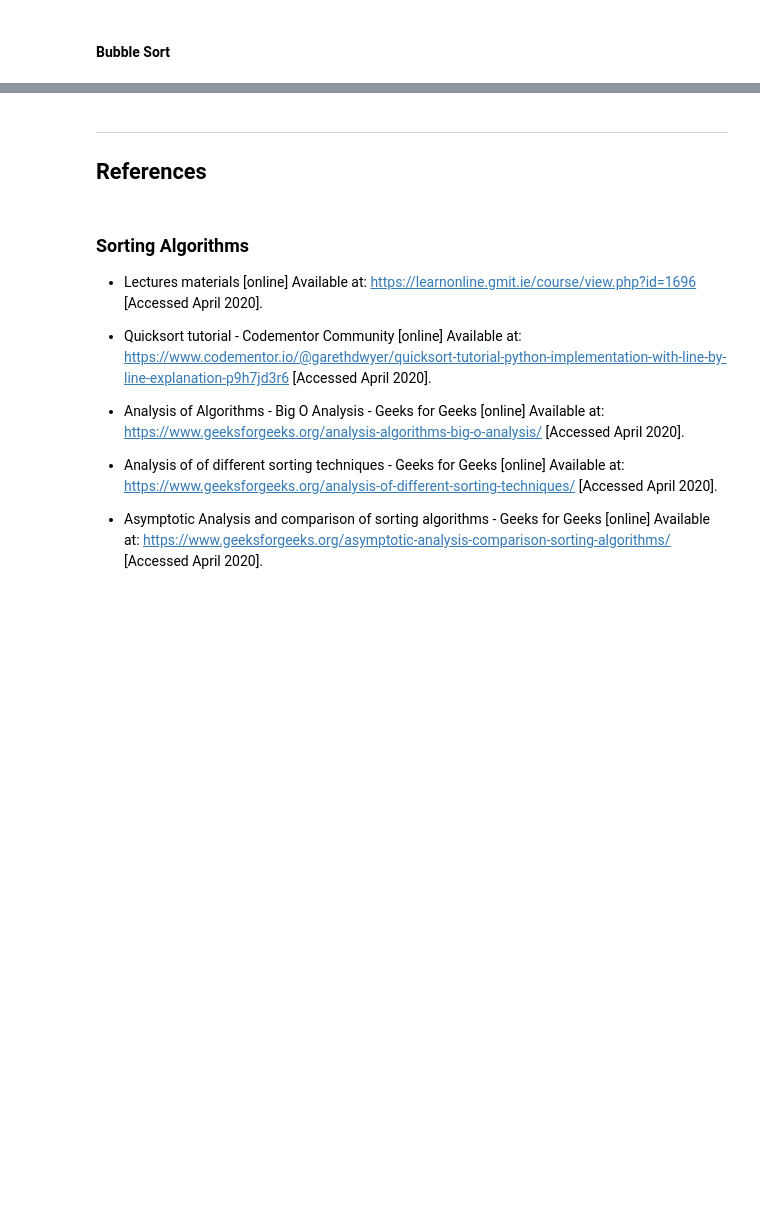
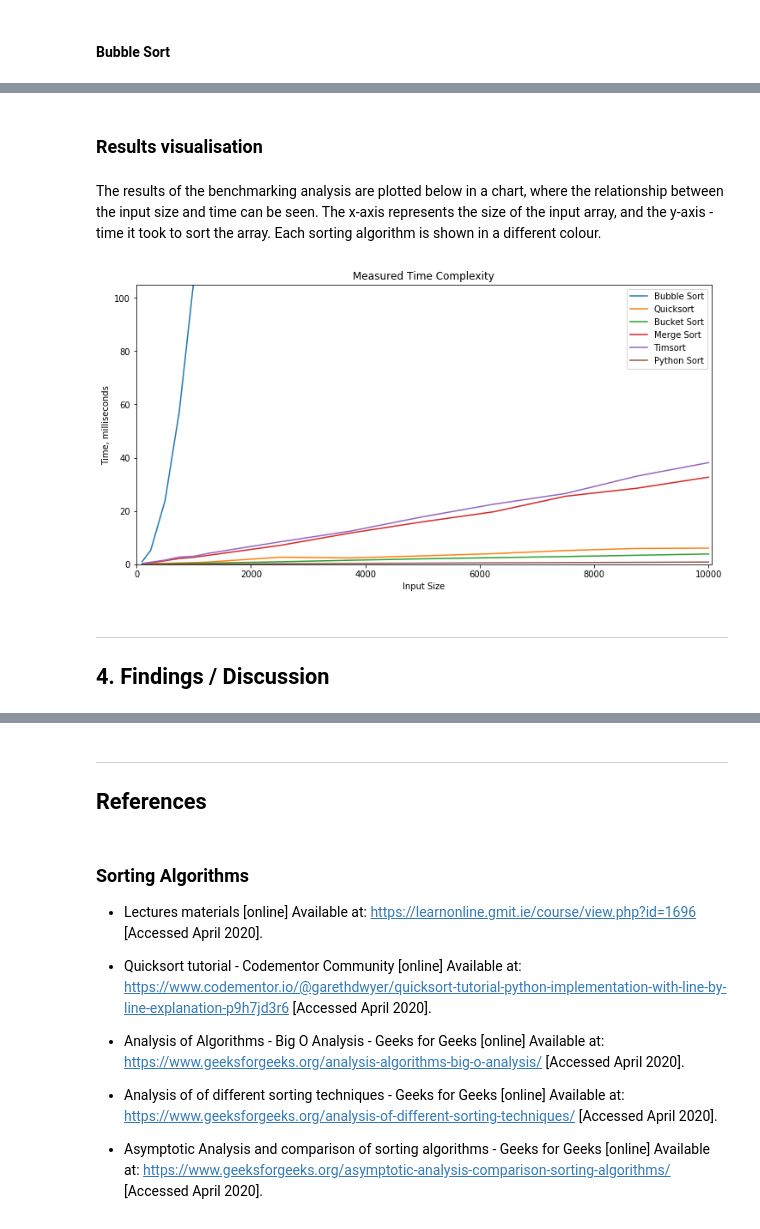
Before and after one commit to andkoc001/CTA_sorting_project, a Jupyter notebook: Benchmark_sorting_algorithms.ipynb, the cells around one changed output, grey strips where cells are left out. Cells and saved outputs as stored; diff of their text form; code cells hidden in the pictures; blank space fills up the shorter version.

```diff
--- a/Benchmark_sorting_algorithms.ipynb
+++ b/Benchmark_sorting_algorithms.ipynb
@@ -469 +696,18 @@ data.head(3)
+# %%
+#  external Python libraries for building and analysing the dataset.
+import numpy as np # numerical calculations
+import pandas as pd # data manipulation
+import time # time stamps
+
+
+# creation of empty data (just headings)
+data = pd.DataFrame(columns = ["Size", "Bubble", "Quick", "Bucket", "Merge", "Tim", "Python"])
+
+
+# adding values of the size column to the dataset, assumed arbitrarily, based on the project brief.
+data["Size"] = (100, 250, 500, 750, 1000, 1250, 2500, 3750, 5000, 6250, 7500, 8750, 10000)
+
+
+# a smaller input sizes for visual inspection and testing purposes
+#data["Size"] = (10, 20, 30, 40, 50, 60, 70, 80, 90, 100)
 # %% [markdown]
@@ -929,0 +1192,50 @@ ___
+# %% [markdown]
+### Results visualisation
+# %% [markdown]
+The results of the benchmarking analysis are plotted below in a chart, where the relationship between the input size and time can be seen.
+The x-axis represents the size of the input array, and the y-axis - time it took to sort the array. Each sorting algorithm is shown in a different colour.
+# %%
+import matplotlib.pyplot as plt
+#import seaborn as sns
+#import scipy.stats as stats
+
+# below command will allow for the plots being displayed inside the Notebook, rather than in a separate screen.
+%matplotlib inline
+
+### Results visualisation
+
+import matplotlib.pyplot as plt
+#import seaborn as sns
+#import scipy.stats as stats
+
+# below command will allow for the plots being displayed inside the Notebook, rather than in a separate screen.
+%matplotlib inline
+
+# Setting up the plotting output
+plt.plot(data['Size'], data['Bubble'], label='Bubble Sort')
+plt.plot(data['Size'], data['Quick'],  label='Quicksort')
+plt.plot(data['Size'], data['Bucket'], label='Bucket Sort')
+plt.plot(data['Size'], data['Merge'],  label='Merge Sort')
+plt.plot(data['Size'], data['Tim'],    label='Timsort')
+plt.plot(data['Size'], data['Python'], label='Python Sort')
+
+# Adding title, labels and legend
+plt.title("Measured Time Complexity")
+plt.xlabel("Input Size")
+plt.ylabel("Time, milliseconds")
+plt.legend()
+
+# set axis ranges
+plt.xlim(0,10050)
+plt.ylim(0,105)
+
+# set size of the plot in inches (default dpi=100)
+plt.gcf().set_size_inches(12, 6)
+
+# plot the graph
+plt.show()
+# %% [output]
+[figure, added]
+# %% [markdown]
+___
+## 4. Findings / Discussion
```
Also changed, not shown: parts of 96 cells of this notebook.
